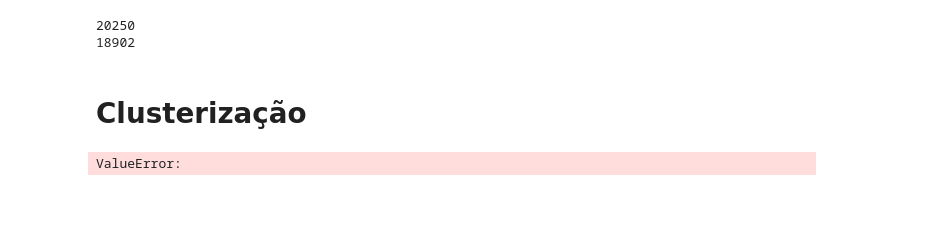
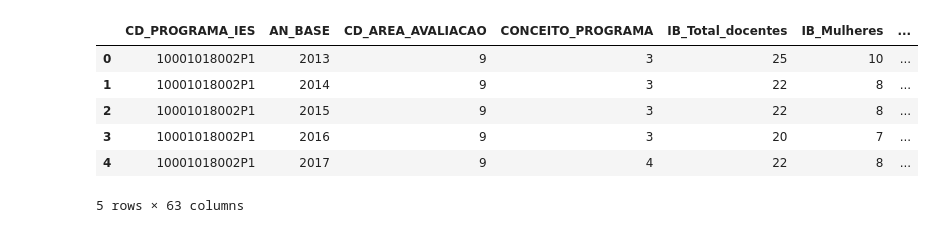
Before and after one commit to ieee-uerj/capes-data-analysis, a Jupyter notebook: Gustavo/Clusterização da Grande Base (DBSCAN).ipynb, the cells around one changed output. Drawn from its saved outputs; the diff is of its cells as text; code cells hidden in the pictures; blank space fills up the shorter version.

```diff
--- a/Gustavo/Clusterização da Grande Base (DBSCAN).ipynb
+++ b/Gustavo/Clusterização da Grande Base (DBSCAN).ipynb
@@ -7,15 +6,4 @@ from sklearn.preprocessing import StandardScaler
 # %%
 #Gustavo/data/Para_juntar
 
-df=pd.read_csv('data/Para_juntar/Grande Base2.csv',encoding='latin1')
+df=pd.read_csv('data/Para_juntar/Grande Base.csv',encoding='latin1')
-# %%
-#tirando os valores nulos
-
-print(len(df))
-df=df.dropna()
-print(len(df))
-# %% [output]
-20250
-18902
-# %% [markdown]
-# Clusterização
@@ -34,19 +10,10 @@ print("Número de clusters =",len(set(clusters)))
-# %%
-outlier=0
-cluster0=0
-cluster1=0
-for i in (clusters):
-    if i==-1:
-        outlier+=1
-    elif i==0:
-        cluster0+=1
-    elif i==1:
-        cluster1+=1
-    else:
-        raise ValueError
-
-print('Outliers =', outlier)
-print("Cluster 0 ", cluster0)
-print('Cluster 1=',cluster1)
-# %% [output]
-ValueError:
+# %%
+df.head()
+# %% [output]
+|  | CD_PROGRAMA_IES | AN_BASE | CD_AREA_AVALIACAO | CONCEITO_PROGRAMA | IB_Total_docentes | IB_Mulheres | ... |
+| 0 | 10001018002P1 | 2013 | 9 | 3 | 25 | 10 | ... |
+| 1 | 10001018002P1 | 2014 | 9 | 3 | 22 | 8 | ... |
+| 2 | 10001018002P1 | 2015 | 9 | 3 | 22 | 8 | ... |
+| 3 | 10001018002P1 | 2016 | 9 | 3 | 20 | 7 | ... |
+| 4 | 10001018002P1 | 2017 | 9 | 4 | 22 | 8 | ... |
+5 rows × 63 columns
```
Also changed, not shown: parts of 9 cells of this notebook, 3 other files.
